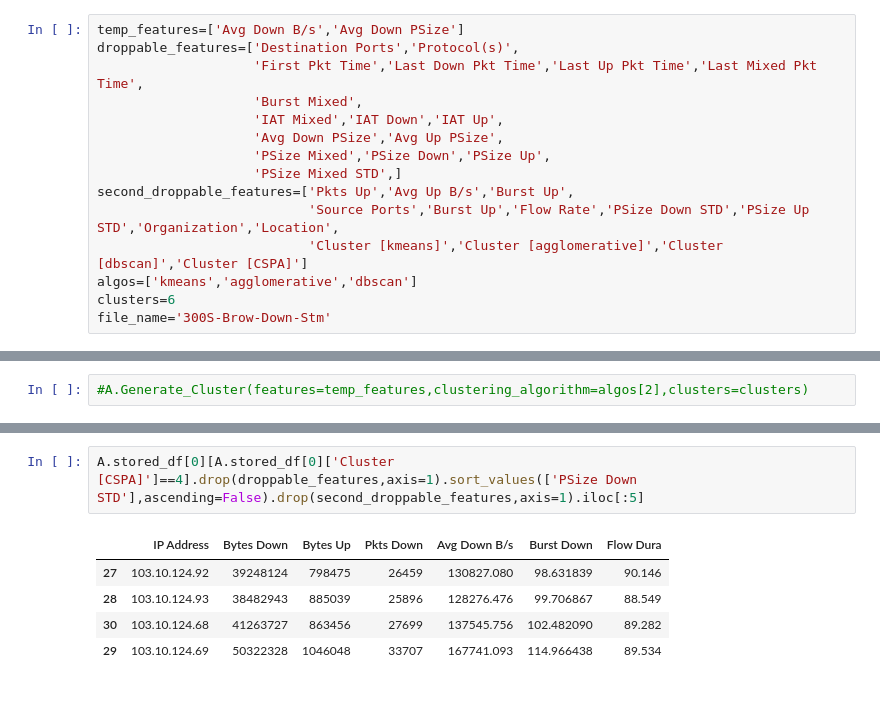
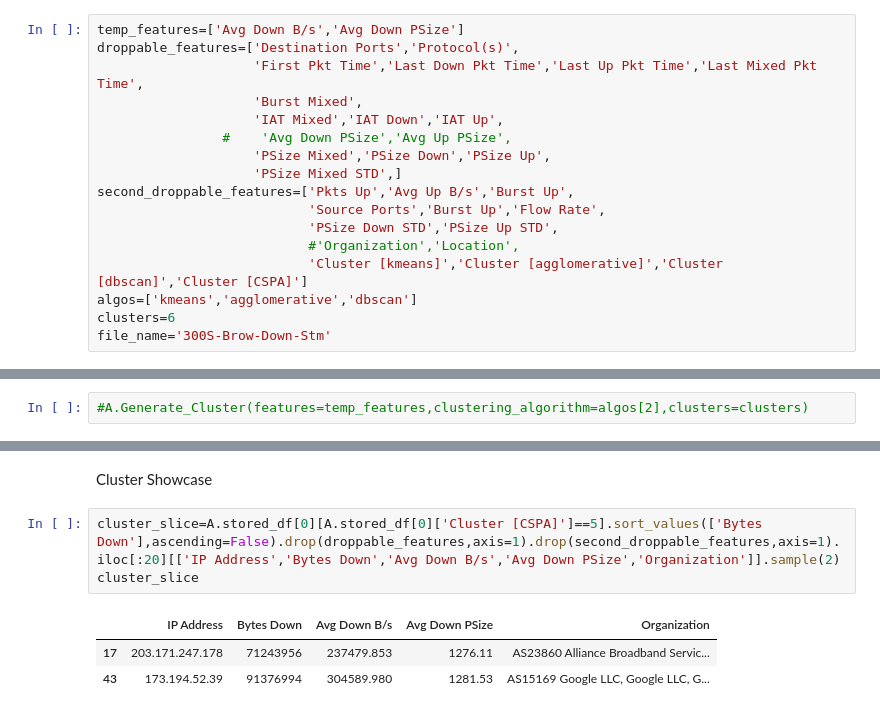
Before and after one commit to MobiusYeeitus/TrafficAnalysis, a Jupyter notebook: AnalysisCore.ipynb, the cells around one changed output, grey strips where cells are left out. Cells and saved outputs as stored; diff of their text form.

```diff
--- a/AnalysisCore.ipynb
+++ b/AnalysisCore.ipynb
@@ -964,11 +964,13 @@ droppable_features=['Destination Ports','Protocol(s)',
                     'First Pkt Time','Last Down Pkt Time','Last Up Pkt Time','Last Mixed Pkt Time',
                     'Burst Mixed',
                     'IAT Mixed','IAT Down','IAT Up',
-                    'Avg Down PSize','Avg Up PSize',
+                #    'Avg Down PSize','Avg Up PSize',
                     'PSize Mixed','PSize Down','PSize Up',
                     'PSize Mixed STD',]
 second_droppable_features=['Pkts Up','Avg Up B/s','Burst Up',
-                           'Source Ports','Burst Up','Flow Rate','PSize Down STD','PSize Up STD','Organization','Location',
+                           'Source Ports','Burst Up','Flow Rate',
+                           'PSize Down STD','PSize Up STD',
+                           #'Organization','Location',
                            'Cluster [kmeans]','Cluster [agglomerative]','Cluster [dbscan]','Cluster [CSPA]']
 algos=['kmeans','agglomerative','dbscan']
 clusters=6
@@ -1006,8 +1008,9 @@ A.Generate_Ensembling(features=temp_features,ensembling_algorithms=algos,cluster
+# %% [markdown]
+Cluster Showcase
 # %%
-A.stored_df[0][A.stored_df[0]['Cluster [CSPA]']==4].drop(droppable_features,axis=1).sort_values(['PSize Down STD'],ascending=False).drop(second_droppable_features,axis=1).iloc[:5]
+cluster_slice=A.stored_df[0][A.stored_df[0]['Cluster [CSPA]']==5].sort_values(['Bytes Down'],ascending=False).drop(droppable_features,axis=1).drop(second_droppable_features,axis=1).iloc[:20][['IP Address','Bytes Down','Avg Down B/s','Avg Down PSize','Organization']].sample(2)
+cluster_slice
 # %% [output]
-|  | IP Address | Bytes Down | Bytes Up | Pkts Down | Avg Down B/s | Burst Down | Flow Dura |
-| 27 | 103.10.124.92 | 39248124 | 798475 | 26459 | 130827.080 | 98.631839 | 90.146 |
-| 28 | 103.10.124.93 | 38482943 | 885039 | 25896 | 128276.476 | 99.706867 | 88.549 |
-| 30 | 103.10.124.68 | 41263727 | 863456 | 27699 | 137545.756 | 102.482090 | 89.282 |
-| 29 | 103.10.124.69 | 50322328 | 1046048 | 33707 | 167741.093 | 114.966438 | 89.534 |
+|  | IP Address | Bytes Down | Avg Down B/s | Avg Down PSize | Organization |
+| 17 | 203.171.247.178 | 71243956 | 237479.853 | 1276.11 | AS23860 Alliance Broadband Servic... |
+| 43 | 173.194.52.39 | 91376994 | 304589.980 | 1281.53 | AS15169 Google LLC, Google LLC, G... |
```
Also changed, not shown: parts of 12 cells of this notebook.
